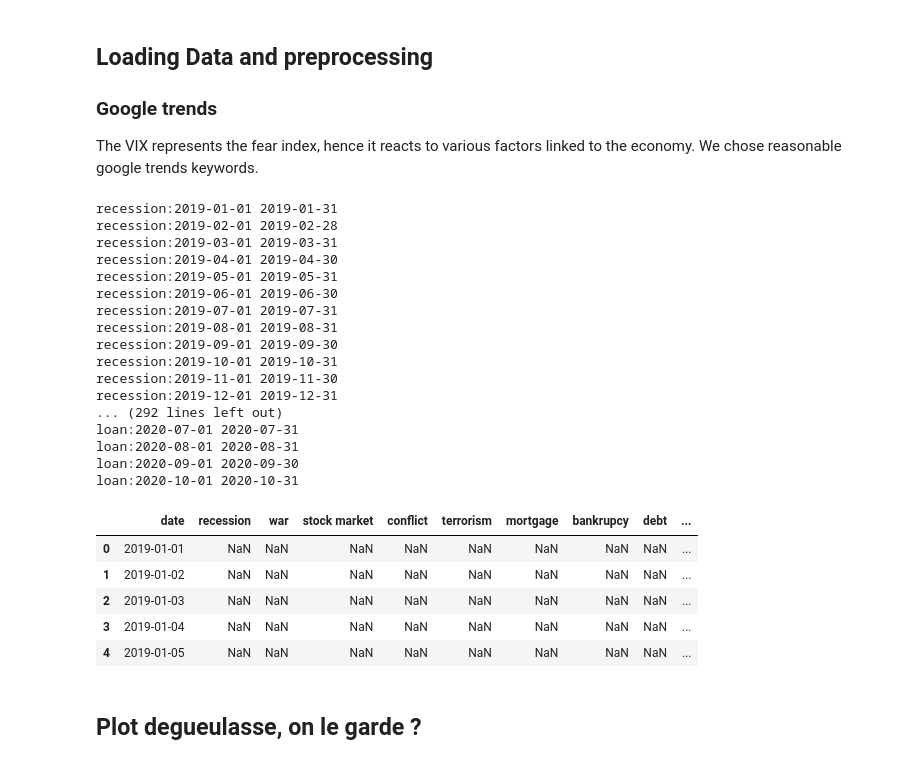
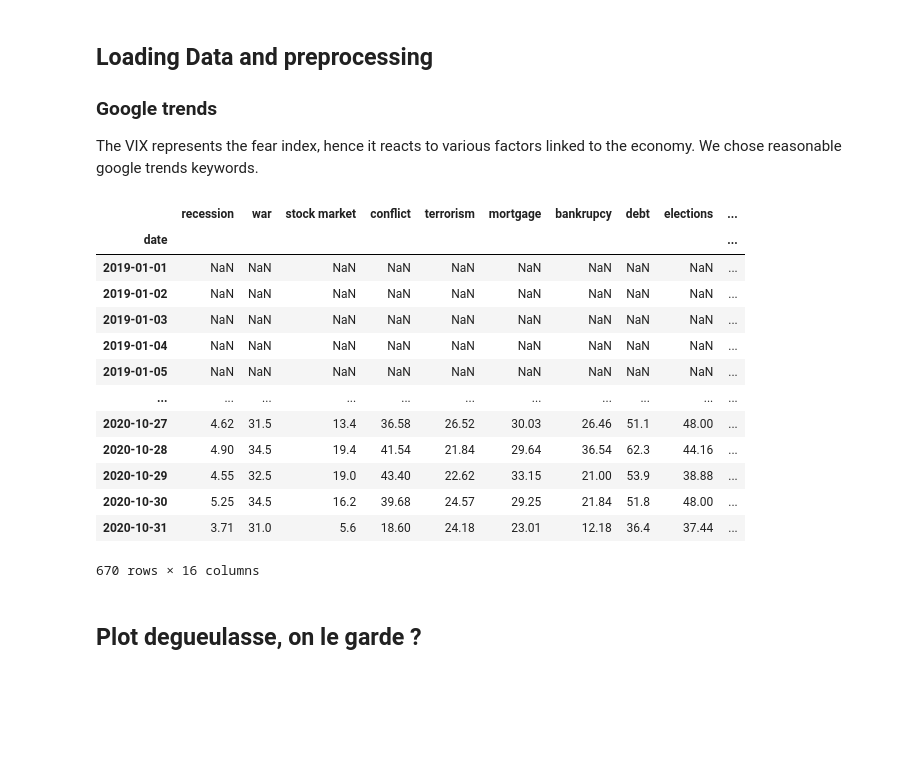
Before and after one commit to epfl-ada/ada-2020-project-milestone-p3-p3_tak, a Jupyter notebook: 2-CanWePredictVIX.ipynb, the cells around one changed output. Cells and saved outputs as stored; diff of their text form; code cells hidden in the pictures; blank space fills up the shorter version.

```diff
--- a/2-CanWePredictVIX.ipynb
+++ b/2-CanWePredictVIX.ipynb
@@ -15,7 +144,7 @@ from statsmodels.tsa.stattools import adfuller
 The VIX represents the fear index, hence it reacts to various factors linked to the economy. We chose reasonable google trends keywords.
 # %%
 # use capture magic to avoid pytrends from printing
-%%capture
+#%%capture
 
 # Loading google trends data daily
 pytrends = TrendReq(hl="en-US", tz=360)
@@ -24,7 +153,6 @@ START_YEAR = 2019
 START_MONTH = 1
 END_YEAR = 2020
 END_MONTH = 10
-# keywords = ["virus", "crisis"]
 
 keywords = [
     "recession",
@@ -41,35 +169,6 @@ keywords = [
     "shooting",
     "food bank",
     "loan",
+    "virus",
+    "crisis",
 ]
-
-
-df_list = []
-for keyword in keywords:
-    df_tmp = dailydata.get_daily_data(
-        keyword, START_YEAR, START_MONTH, END_YEAR, END_MONTH, geo="US"
-    )
-    df_list.append(df_tmp[keyword].to_frame())
-
-df_merged = reduce(
-    lambda left, right: pd.merge(left, right, on=["date"], how="outer"), df_list
-)
-df_merged.head()
-# %% [output]
-recession:2019-01-01 2019-01-31
-recession:2019-02-01 2019-02-28
-recession:2019-03-01 2019-03-31
-recession:2019-04-01 2019-04-30
-recession:2019-05-01 2019-05-31
-recession:2019-06-01 2019-06-30
-recession:2019-07-01 2019-07-31
-recession:2019-08-01 2019-08-31
-recession:2019-09-01 2019-09-30
-recession:2019-10-01 2019-10-31
-recession:2019-11-01 2019-11-30
-recession:2019-12-01 2019-12-31
-... (292 lines left out)
-loan:2020-07-01 2020-07-31
-loan:2020-08-01 2020-08-31
-loan:2020-09-01 2020-09-30
-loan:2020-10-01 2020-10-31
@@ -76,13 +187,21 @@ loan:2020-10-01 2020-10-31
 # %%
-df_merged = pd.read_csv("./df_merged.csv")
-df_merged.head()
+df_merged = pd.read_csv("./df_merged.csv", parse_dates=["date"], index_col="date")
+df_merged
 # %% [output]
-|  | date | recession | war | stock market | conflict | terrorism | mortgage | bankrupcy | debt | ... |
-| 0 | 2019-01-01 | NaN | NaN | NaN | NaN | NaN | NaN | NaN | NaN | ... |
-| 1 | 2019-01-02 | NaN | NaN | NaN | NaN | NaN | NaN | NaN | NaN | ... |
-| 2 | 2019-01-03 | NaN | NaN | NaN | NaN | NaN | NaN | NaN | NaN | ... |
-| 3 | 2019-01-04 | NaN | NaN | NaN | NaN | NaN | NaN | NaN | NaN | ... |
-| 4 | 2019-01-05 | NaN | NaN | NaN | NaN | NaN | NaN | NaN | NaN | ... |
+|  | recession | war | stock market | conflict | terrorism | mortgage | bankrupcy | debt | elections | ... |
+| date |  |  |  |  |  |  |  |  |  | ... |
+| 2019-01-01 | NaN | NaN | NaN | NaN | NaN | NaN | NaN | NaN | NaN | ... |
+| 2019-01-02 | NaN | NaN | NaN | NaN | NaN | NaN | NaN | NaN | NaN | ... |
+| 2019-01-03 | NaN | NaN | NaN | NaN | NaN | NaN | NaN | NaN | NaN | ... |
+| 2019-01-04 | NaN | NaN | NaN | NaN | NaN | NaN | NaN | NaN | NaN | ... |
+| 2019-01-05 | NaN | NaN | NaN | NaN | NaN | NaN | NaN | NaN | NaN | ... |
+| ... | ... | ... | ... | ... | ... | ... | ... | ... | ... | ... |
+| 2020-10-27 | 4.62 | 31.5 | 13.4 | 36.58 | 26.52 | 30.03 | 26.46 | 51.1 | 48.00 | ... |
+| 2020-10-28 | 4.90 | 34.5 | 19.4 | 41.54 | 21.84 | 29.64 | 36.54 | 62.3 | 44.16 | ... |
+| 2020-10-29 | 4.55 | 32.5 | 19.0 | 43.40 | 22.62 | 33.15 | 21.00 | 53.9 | 38.88 | ... |
+| 2020-10-30 | 5.25 | 34.5 | 16.2 | 39.68 | 24.57 | 29.25 | 21.84 | 51.8 | 48.00 | ... |
+| 2020-10-31 | 3.71 | 31.0 | 5.6 | 18.60 | 24.18 | 23.01 | 12.18 | 36.4 | 37.44 | ... |
+670 rows × 16 columns
 # %% [markdown]
 ## Plot degueulasse, on le garde ?
 # %%
```
Also changed, not shown: parts of 33 cells of this notebook, 1 other file.
